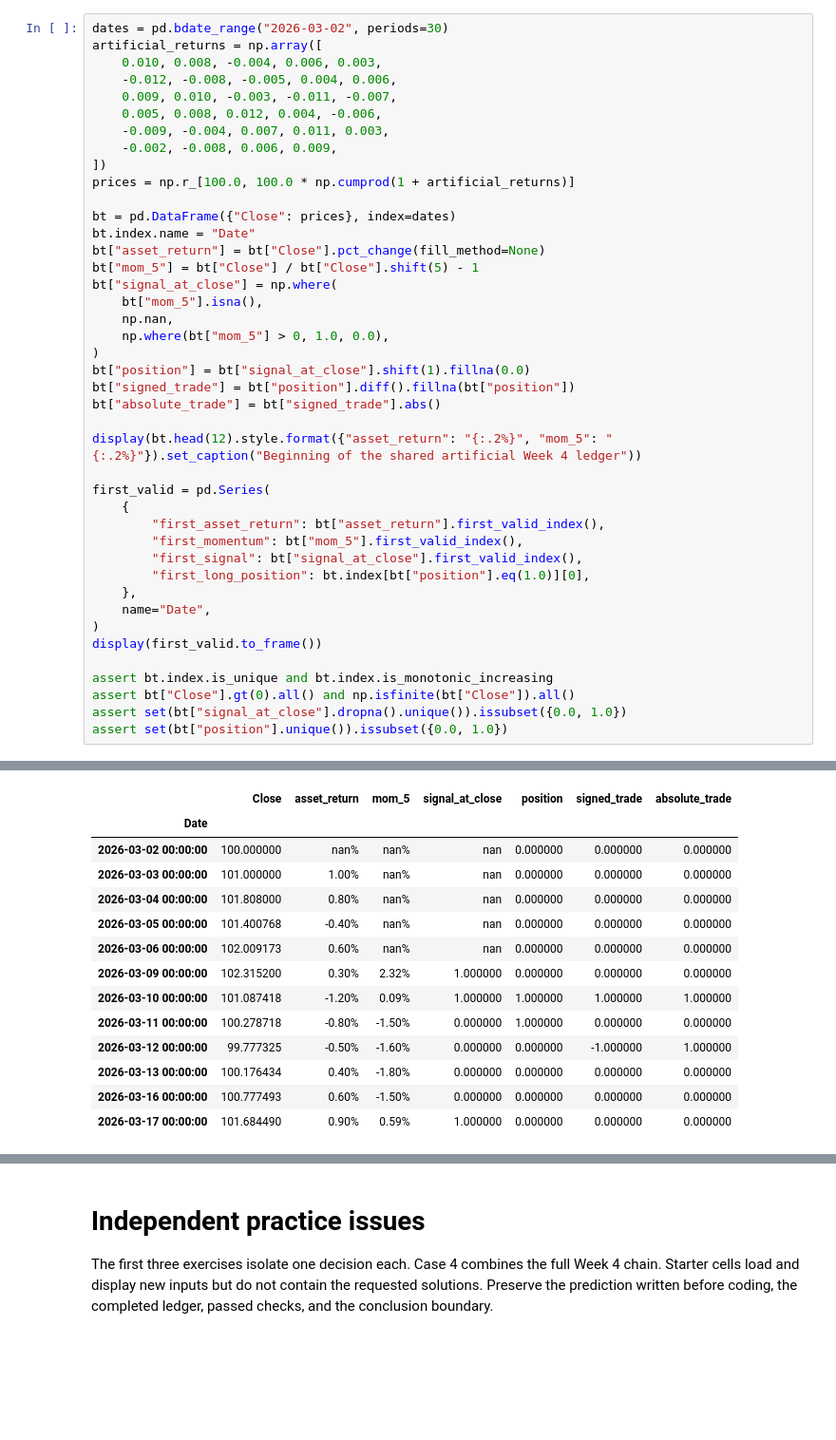
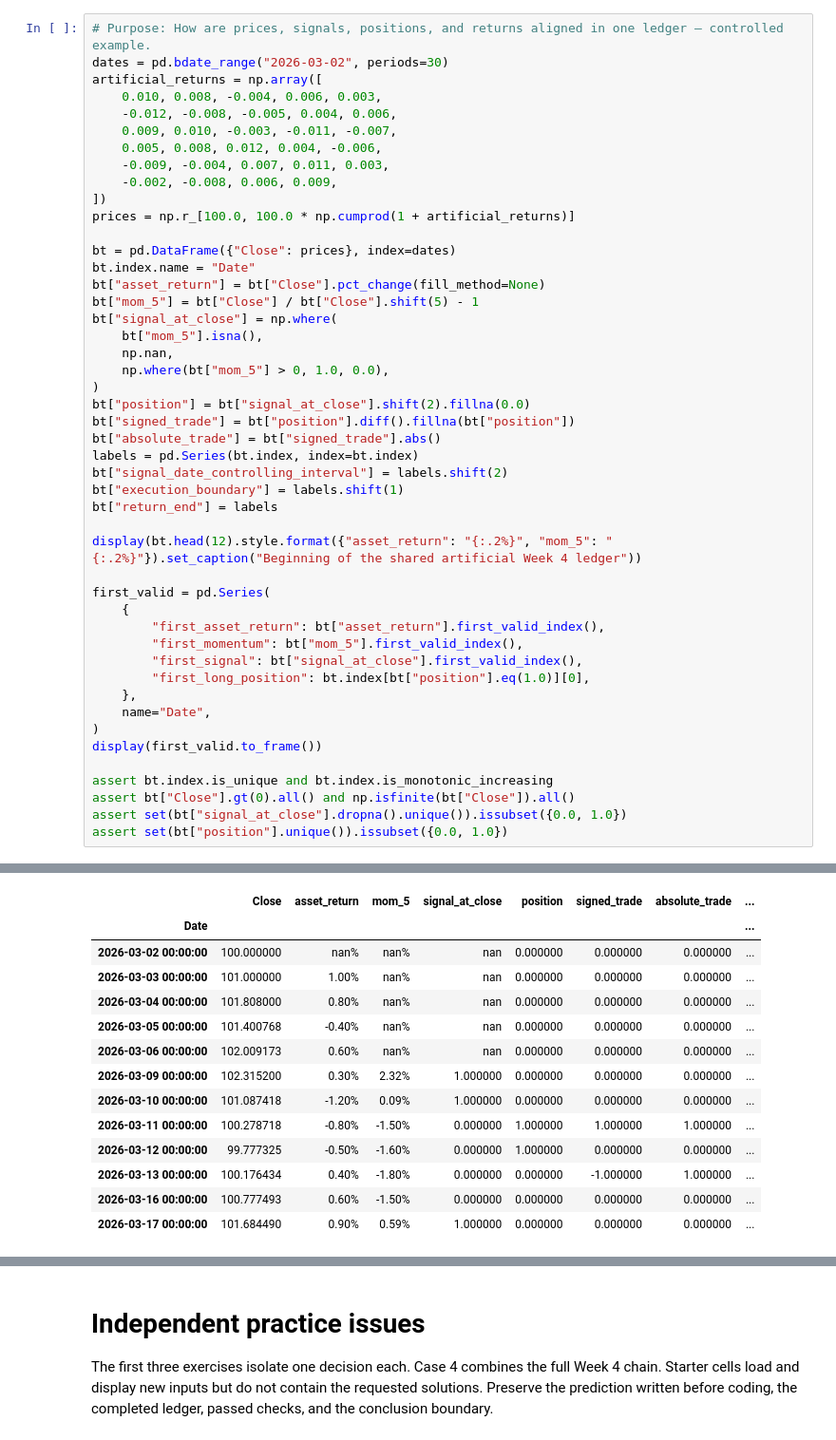
Before and after one commit to KennethWYLee/FinTech, a Jupyter notebook: course/week4_main.ipynb, the cells around one changed output, grey strips where cells are left out. Shown at 95% size. Drawn from its saved outputs; the diff is of its cells as text; blank space fills up the shorter version.

```diff
--- a/course/week4_main.ipynb
+++ b/course/week4_main.ipynb
@@ -1185,4 +1201,5 @@ Predict the first feature, signal, and long-position rows in the integrated arti
 # %%
+# Purpose: How are prices, signals, positions, and returns aligned in one ledger — controlled example.
 dates = pd.bdate_range("2026-03-02", periods=30)
 artificial_returns = np.array([
     0.010, 0.008, -0.004, 0.006, 0.003,
@@ -1198,48 +1215,52 @@ bt = pd.DataFrame({"Close": prices}, index=dates)
 bt.index.name = "Date"
 bt["asset_return"] = bt["Close"].pct_change(fill_method=None)
 bt["mom_5"] = bt["Close"] / bt["Close"].shift(5) - 1
 bt["signal_at_close"] = np.where(
     bt["mom_5"].isna(),
     np.nan,
     np.where(bt["mom_5"] > 0, 1.0, 0.0),
 )
-bt["position"] = bt["signal_at_close"].shift(1).fillna(0.0)
+bt["position"] = bt["signal_at_close"].shift(2).fillna(0.0)
 bt["signed_trade"] = bt["position"].diff().fillna(bt["position"])
 bt["absolute_trade"] = bt["signed_trade"].abs()
+labels = pd.Series(bt.index, index=bt.index)
+bt["signal_date_controlling_interval"] = labels.shift(2)
+bt["execution_boundary"] = labels.shift(1)
+bt["return_end"] = labels
 
 display(bt.head(12).style.format({"asset_return": "{:.2%}", "mom_5": "{:.2%}"}).set_caption("Beginning of the shared artificial Week 4 ledger"))
 
 first_valid = pd.Series(
     {
         "first_asset_return": bt["asset_return"].first_valid_index(),
         "first_momentum": bt["mom_5"].first_valid_index(),
         "first_signal": bt["signal_at_close"].first_valid_index(),
         "first_long_position": bt.index[bt["position"].eq(1.0)][0],
     },
     name="Date",
 )
 display(first_valid.to_frame())
 
 assert bt.index.is_unique and bt.index.is_monotonic_increasing
 assert bt["Close"].gt(0).all() and np.isfinite(bt["Close"]).all()
 assert set(bt["signal_at_close"].dropna().unique()).issubset({0.0, 1.0})
 assert set(bt["position"].unique()).issubset({0.0, 1.0})
 # %% [output]
 Beginning of the shared artificial Week 4 ledger
-|  | Close | asset_return | mom_5 | signal_at_close | position | signed_trade | absolute_trade |
-| Date |  |  |  |  |  |  |  |
-| 2026-03-02 00:00:00 | 100.000000 | nan% | nan% | nan | 0.000000 | 0.000000 | 0.000000 |
-| 2026-03-03 00:00:00 | 101.000000 | 1.00% | nan% | nan | 0.000000 | 0.000000 | 0.000000 |
-| 2026-03-04 00:00:00 | 101.808000 | 0.80% | nan% | nan | 0.000000 | 0.000000 | 0.000000 |
-| 2026-03-05 00:00:00 | 101.400768 | -0.40% | nan% | nan | 0.000000 | 0.000000 | 0.000000 |
-| 2026-03-06 00:00:00 | 102.009173 | 0.60% | nan% | nan | 0.000000 | 0.000000 | 0.000000 |
-| 2026-03-09 00:00:00 | 102.315200 | 0.30% | 2.32% | 1.000000 | 0.000000 | 0.000000 | 0.000000 |
-| 2026-03-10 00:00:00 | 101.087418 | -1.20% | 0.09% | 1.000000 | 1.000000 | 1.000000 | 1.000000 |
-| 2026-03-11 00:00:00 | 100.278718 | -0.80% | -1.50% | 0.000000 | 1.000000 | 0.000000 | 0.000000 |
-| 2026-03-12 00:00:00 | 99.777325 | -0.50% | -1.60% | 0.000000 | 0.000000 | -1.000000 | 1.000000 |
-| 2026-03-13 00:00:00 | 100.176434 | 0.40% | -1.80% | 0.000000 | 0.000000 | 0.000000 | 0.000000 |
-| 2026-03-16 00:00:00 | 100.777493 | 0.60% | -1.50% | 0.000000 | 0.000000 | 0.000000 | 0.000000 |
-| 2026-03-17 00:00:00 | 101.684490 | 0.90% | 0.59% | 1.000000 | 0.000000 | 0.000000 | 0.000000 |
+|  | Close | asset_return | mom_5 | signal_at_close | position | signed_trade | absolute_trade | ... |
+| Date |  |  |  |  |  |  |  | ... |
+| 2026-03-02 00:00:00 | 100.000000 | nan% | nan% | nan | 0.000000 | 0.000000 | 0.000000 | ... |
+| 2026-03-03 00:00:00 | 101.000000 | 1.00% | nan% | nan | 0.000000 | 0.000000 | 0.000000 | ... |
+| 2026-03-04 00:00:00 | 101.808000 | 0.80% | nan% | nan | 0.000000 | 0.000000 | 0.000000 | ... |
+| 2026-03-05 00:00:00 | 101.400768 | -0.40% | nan% | nan | 0.000000 | 0.000000 | 0.000000 | ... |
+| 2026-03-06 00:00:00 | 102.009173 | 0.60% | nan% | nan | 0.000000 | 0.000000 | 0.000000 | ... |
+| 2026-03-09 00:00:00 | 102.315200 | 0.30% | 2.32% | 1.000000 | 0.000000 | 0.000000 | 0.000000 | ... |
+| 2026-03-10 00:00:00 | 101.087418 | -1.20% | 0.09% | 1.000000 | 0.000000 | 0.000000 | 0.000000 | ... |
+| 2026-03-11 00:00:00 | 100.278718 | -0.80% | -1.50% | 0.000000 | 1.000000 | 1.000000 | 1.000000 | ... |
+| 2026-03-12 00:00:00 | 99.777325 | -0.50% | -1.60% | 0.000000 | 1.000000 | 0.000000 | 0.000000 | ... |
+| 2026-03-13 00:00:00 | 100.176434 | 0.40% | -1.80% | 0.000000 | 0.000000 | -1.000000 | 1.000000 | ... |
+| 2026-03-16 00:00:00 | 100.777493 | 0.60% | -1.50% | 0.000000 | 0.000000 | 0.000000 | 0.000000 | ... |
+| 2026-03-17 00:00:00 | 101.684490 | 0.90% | 0.59% | 1.000000 | 0.000000 | 0.000000 | 0.000000 | ... |
 |  | Date |
 | first_asset_return | 2026-03-03 |
 | first_momentum | 2026-03-09 |
```
Also changed, not shown: parts of 181 cells of this notebook.
